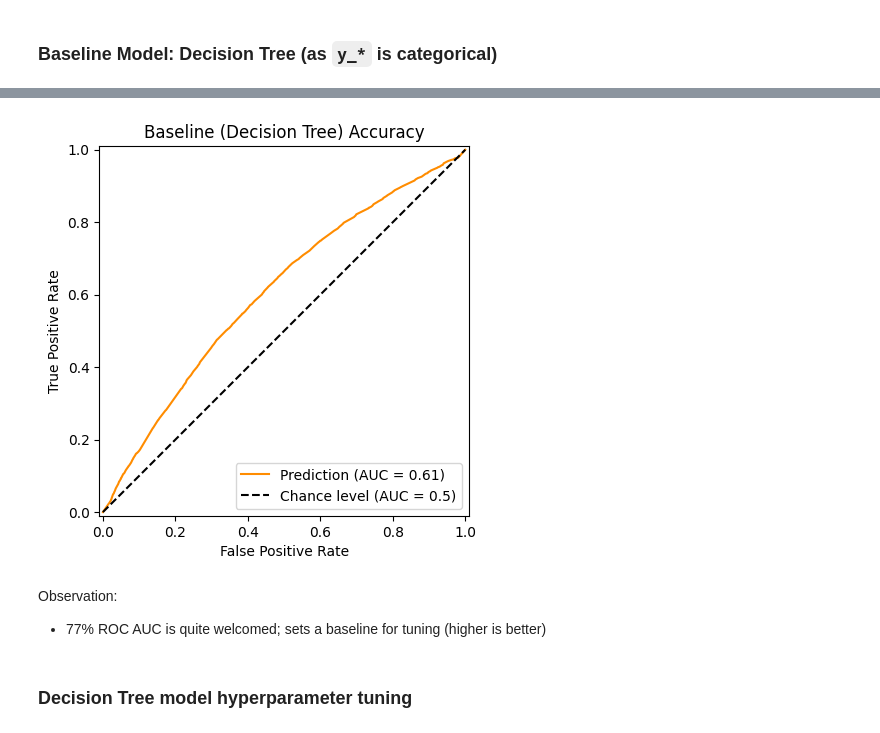
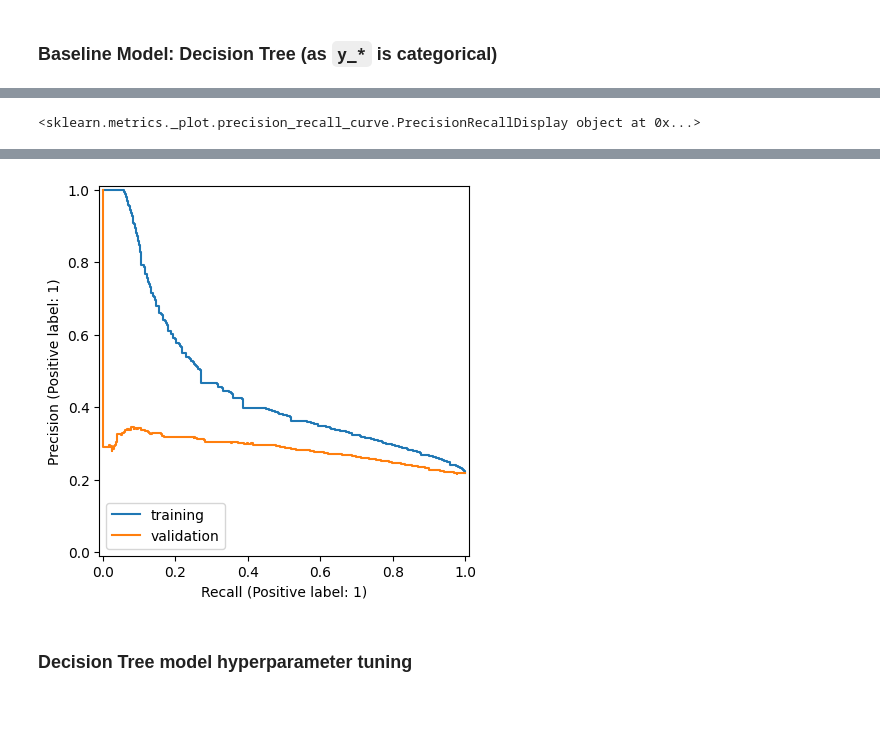
Before and after one commit to julrichkieffer/portfolio-data-science, a Jupyter notebook: 04 vehicle loan default/notebook.ipynb, the cells around one changed output, grey strips where cells are left out. Drawn from its saved outputs; the diff is of its cells as text; code cells hidden in the pictures.

Commit message:
WIP best model selection

```diff
--- a/04 vehicle loan default/notebook.ipynb
+++ b/04 vehicle loan default/notebook.ipynb
@@ -1956,17 +1967,27 @@ Wall time: 23.8 s
 # %%
 %%time
 
-baseline_ROC = RocCurveDisplay.from_predictions(
-    y_val,
-    predict(model, dv, df_val),
-    name=f"Prediction",
-    color="darkorange",
-    plot_chance_level=True,
-    # despine=True,
-)
-_ = baseline_ROC.ax_.set(
-    xlabel="False Positive Rate",
-    ylabel="True Positive Rate",
-    title="Baseline (Decision Tree) Accuracy",
-)
+fig, ax = plt.subplots()
+PrecisionRecallDisplay.from_predictions(y_train, predict(model, dv, df_train), ax=ax, label='training')
+PrecisionRecallDisplay.from_predictions(y_val,   predict(model, dv, df_val),   ax=ax, label='validation')
+
+# PrecisionRecallDisplay.from_estimator(model, df_train, y_train, ax=ax, label='training')
+# PrecisionRecallDisplay.from_estimator(model, df_val,   y_val,   ax=ax, label='validation')
+
+# IDEA  yellowbrick.model_selection.learning_curve
+# FIXME display side-by-side
+# FIXME plot and axes titles
+# baseline_ROC = RocCurveDisplay.from_predictions(
+#     y_val,
+#     predict(model, dv, df_val),
+#     name=f"Prediction",
+#     color="darkorange",
+#     plot_chance_level=True,
+#     # despine=True,
+# )
+# _ = baseline_ROC.ax_.set(
+#     xlabel="False Positive Rate",
+#     ylabel="True Positive Rate",
+#     title="Baseline (Decision Tree) Accuracy",
+# )
 # %% [output]
@@ -1975 +1996,2 @@ Wall time: 5.7 s
 [interactive output not drawn]
+<sklearn.metrics._plot.precision_recall_curve.PrecisionRecallDisplay object at 0x...>
@@ -1976,8 +1999,4 @@ Wall time: 5.7 s
-[figure, old version]
+[figure, new version]
-# %% [markdown]
-Observation:
-
-- 77% ROC AUC is quite welcomed; sets a baseline for tuning (higher is better)
 # %% [markdown]
 ### Decision Tree model hyperparameter tuning
 # %%
```
Also changed, not shown: parts of 31 cells of this notebook.
